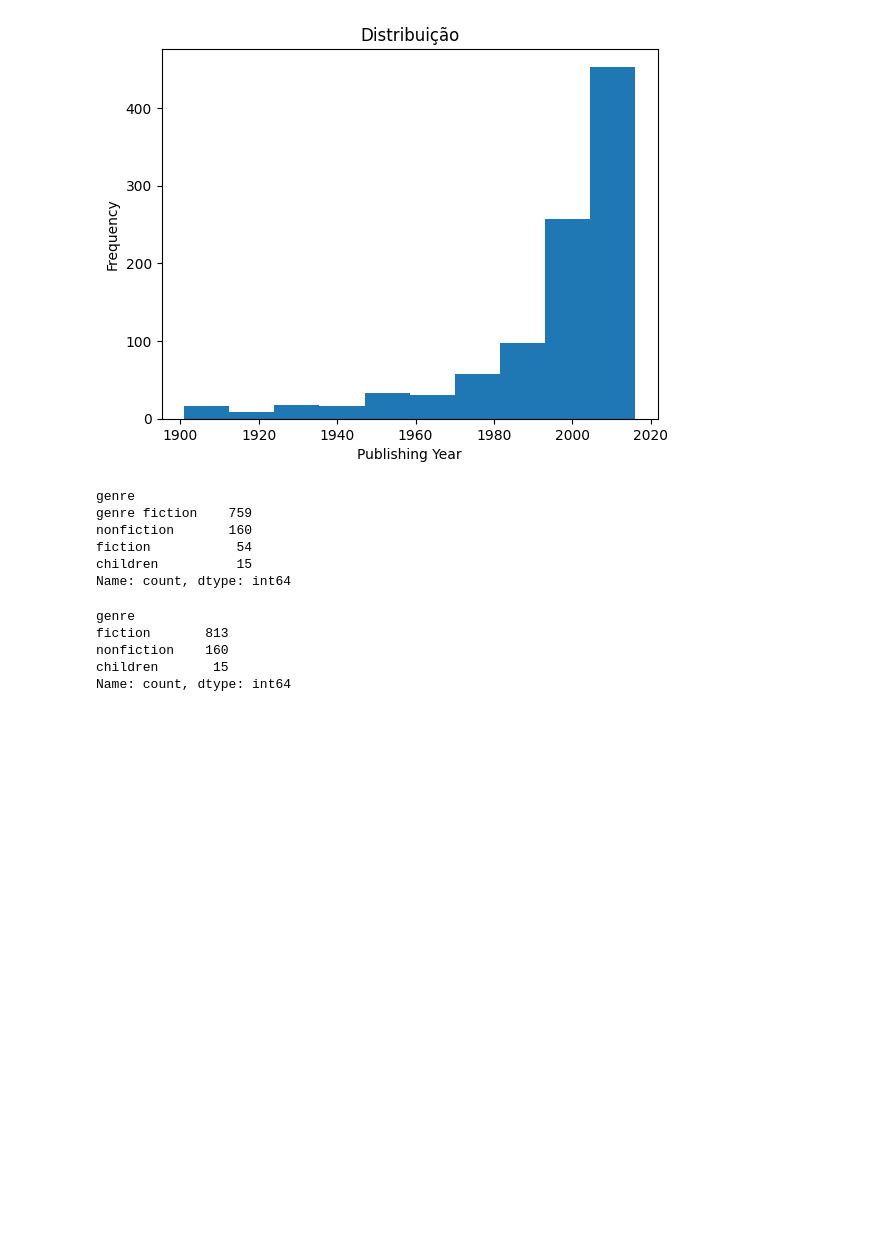
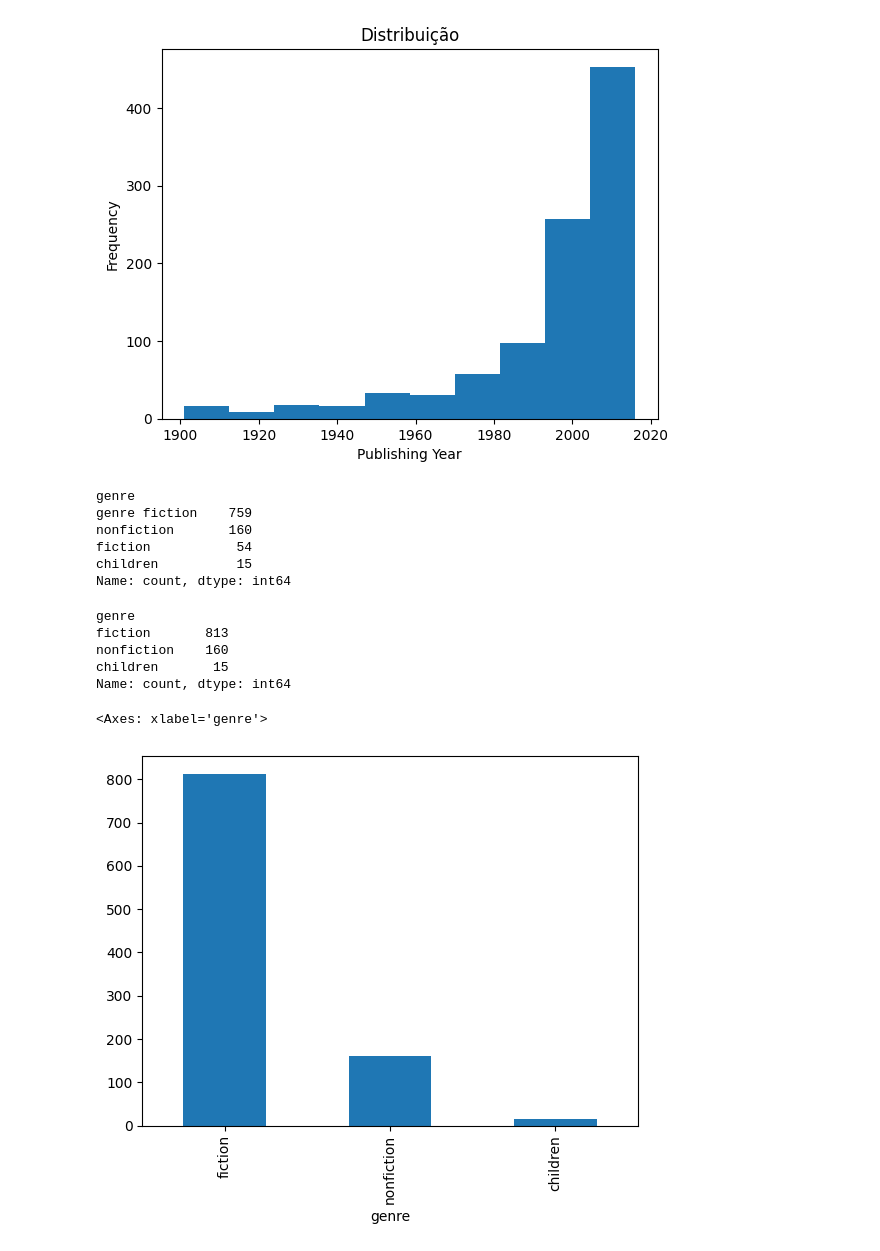
Before and after one commit to MarcioLuizBR/analiseDados_BookStore1, a Jupyter notebook: AnaliseBookStore.ipynb, the cells around one changed output. Cells and saved outputs as stored; diff of their text form; code cells hidden in the pictures; blank space fills up the shorter version.

```diff
--- a/AnaliseBookStore.ipynb
+++ b/AnaliseBookStore.ipynb
@@ -158,3 +158,8 @@ fiction       813
 nonfiction    160
 children       15
 Name: count, dtype: int64
+# %%
+df["genre"].value_counts().plot(kind="bar")
+# %% [output]
+<Axes: xlabel='genre'>
+[figure, added]
```
Also changed, not shown: parts of 7 cells of this notebook.
